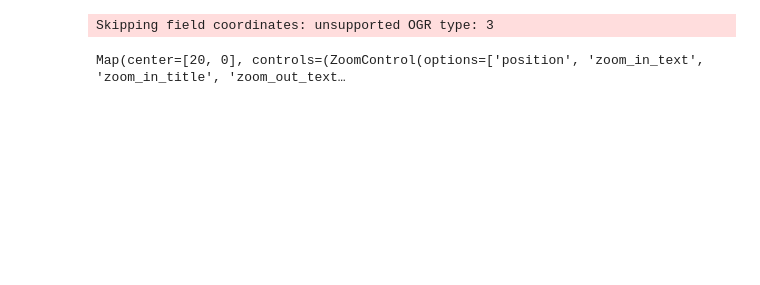
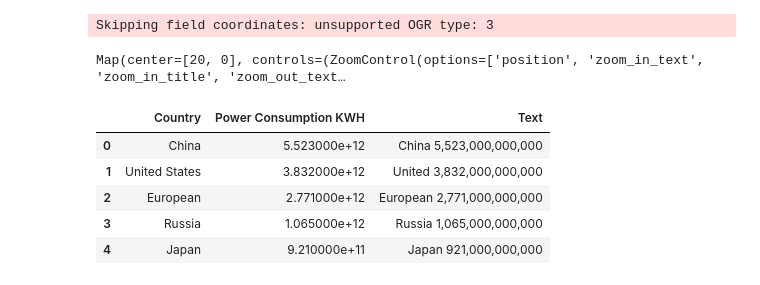
Before and after one commit to afizgordu/applied-data-science, a Jupyter notebook: Classes/Day10/Geographic Information System.ipynb, the cells around one changed output. Cells and saved outputs as stored; diff of their text form; code cells hidden in the pictures; blank space fills up the shorter version.

```diff
--- a/Classes/Day10/Geographic Information System.ipynb
+++ b/Classes/Day10/Geographic Information System.ipynb
@@ -46,0 +53,11 @@ Map(center=[20, 0], controls=(ZoomControl(options=['position', 'zoom_in_text', '
+# %%
+df=pd.read_csv('2014_World_Power_Consumption')
+# %%
+df.head()
+# %% [output]
+|  | Country | Power Consumption KWH | Text |
+| 0 | China | 5.523000e+12 | China 5,523,000,000,000 |
+| 1 | United States | 3.832000e+12 | United 3,832,000,000,000 |
+| 2 | European | 2.771000e+12 | European 2,771,000,000,000 |
+| 3 | Russia | 1.065000e+12 | Russia 1,065,000,000,000 |
+| 4 | Japan | 9.210000e+11 | Japan 921,000,000,000 |
```
Also changed, not shown: parts of 18 cells of this notebook, 25 other files.
